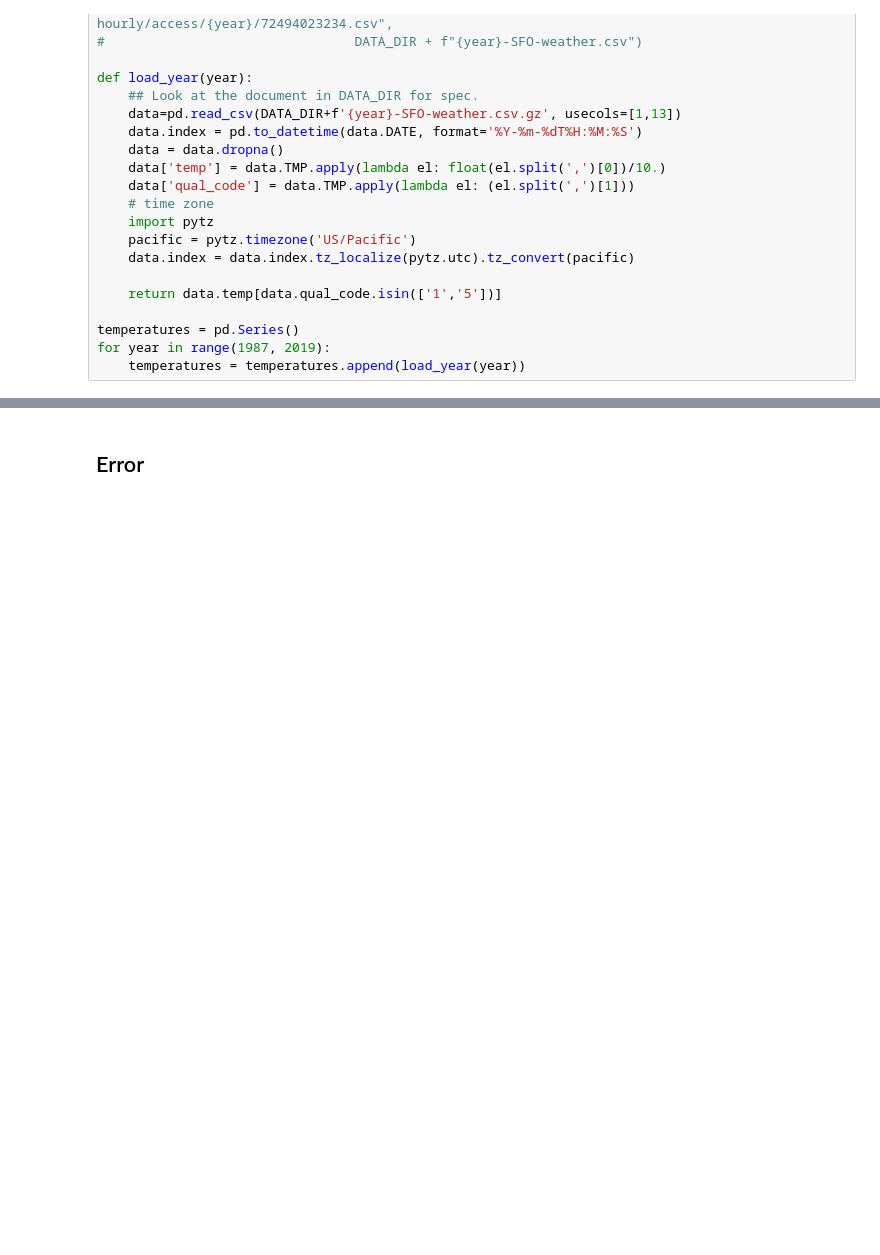
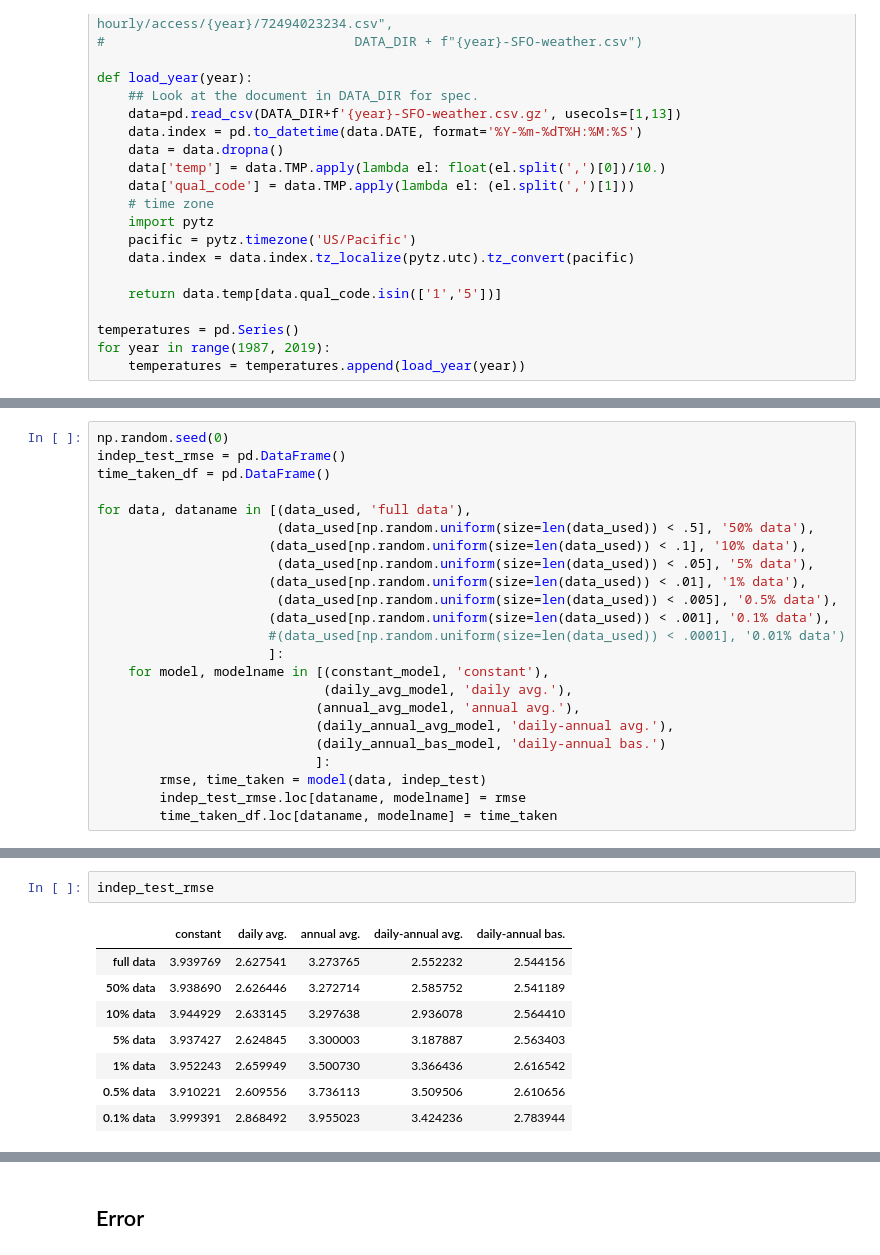
Before and after one commit to yowtzu/non_par_ts, a Jupyter notebook: examples/TemperatureSFO.ipynb, the cells around one changed output, grey strips where cells are left out. Cells and saved outputs as stored; diff of their text form; blank space fills up the shorter version.

```diff
--- a/examples/TemperatureSFO.ipynb
+++ b/examples/TemperatureSFO.ipynb
@@ -39,0 +104,23 @@ train = temperatures[:-len(temperatures)//5]
+# %%
+np.random.seed(0)
+indep_test_rmse = pd.DataFrame()
+time_taken_df = pd.DataFrame()
+
+for data, dataname in [(data_used, 'full data'),
+                       (data_used[np.random.uniform(size=len(data_used)) < .5], '50% data'),
+                      (data_used[np.random.uniform(size=len(data_used)) < .1], '10% data'),
+                       (data_used[np.random.uniform(size=len(data_used)) < .05], '5% data'),
+                      (data_used[np.random.uniform(size=len(data_used)) < .01], '1% data'),
+                       (data_used[np.random.uniform(size=len(data_used)) < .005], '0.5% data'),
+                      (data_used[np.random.uniform(size=len(data_used)) < .001], '0.1% data'),
+                      #(data_used[np.random.uniform(size=len(data_used)) < .0001], '0.01% data')
+                      ]:
+    for model, modelname in [(constant_model, 'constant'),
+                             (daily_avg_model, 'daily avg.'),
+                            (annual_avg_model, 'annual avg.'),
+                            (daily_annual_avg_model, 'daily-annual avg.'),
+                            (daily_annual_bas_model, 'daily-annual bas.')
+                            ]:
+        rmse, time_taken = model(data, indep_test)
+        indep_test_rmse.loc[dataname, modelname] = rmse
+        time_taken_df.loc[dataname, modelname] = time_taken
@@ -39,0 +141,11 @@ train = temperatures[:-len(temperatures)//5]
+# %%
+indep_test_rmse
+# %% [output]
+|  | constant | daily avg. | annual avg. | daily-annual avg. | daily-annual bas. |
+| full data | 3.939769 | 2.627541 | 3.273765 | 2.552232 | 2.544156 |
+| 50% data | 3.938690 | 2.626446 | 3.272714 | 2.585752 | 2.541189 |
+| 10% data | 3.944929 | 2.633145 | 3.297638 | 2.936078 | 2.564410 |
+| 5% data | 3.937427 | 2.624845 | 3.300003 | 3.187887 | 2.563403 |
+| 1% data | 3.952243 | 2.659949 | 3.500730 | 3.366436 | 2.616542 |
+| 0.5% data | 3.910221 | 2.609556 | 3.736113 | 3.509506 | 2.610656 |
+| 0.1% data | 3.999391 | 2.868492 | 3.955023 | 3.424236 | 2.783944 |
```
Also changed, not shown: parts of 60 cells of this notebook, 6 other files.
